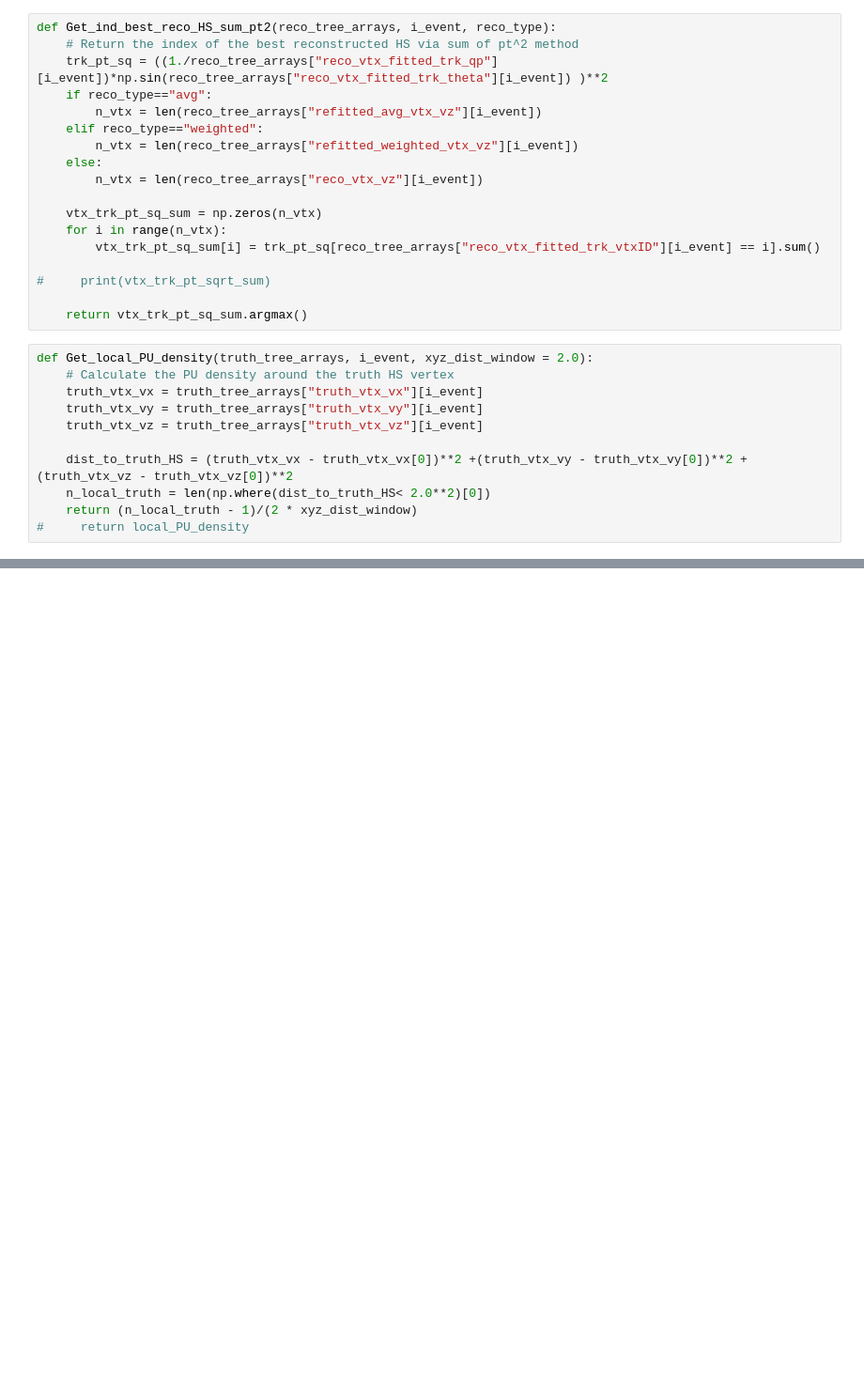
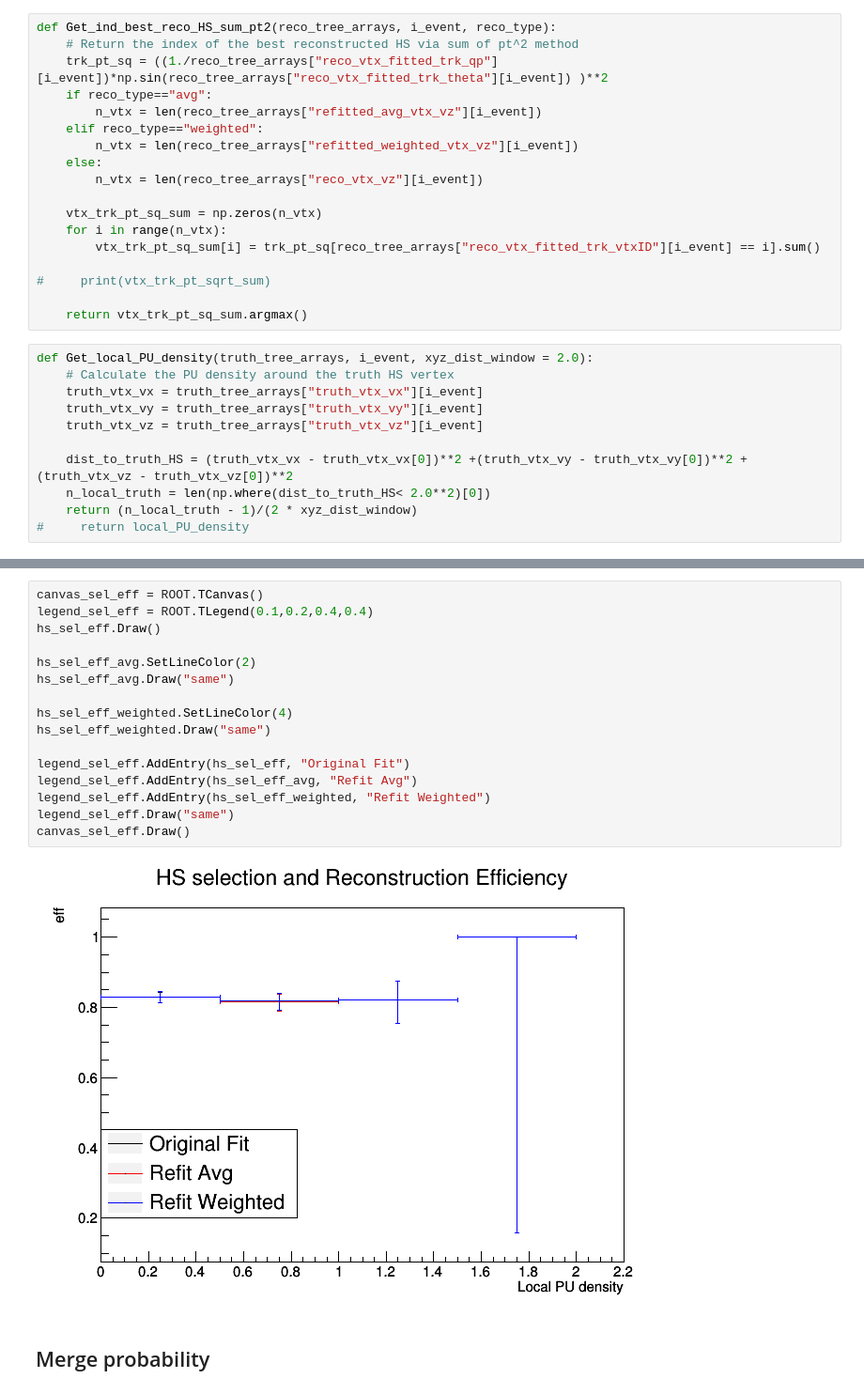
Before and after one commit to hrzhao76/ACTS-samples, a Jupyter notebook: Compare_eff_sel.ipynb, the cells around one changed output, grey strips where cells are left out. Shown at 94% size. Saved outputs shown, nothing was run; the diff lists cells and outputs as text; blank space fills up the shorter version.

```diff
--- a/Compare_eff_sel.ipynb
+++ b/Compare_eff_sel.ipynb
@@ -219,0 +270,20 @@ len(reco_tree_arrays_weighted["event_id"])
+# %%
+canvas_sel_eff = ROOT.TCanvas()
+legend_sel_eff = ROOT.TLegend(0.1,0.2,0.4,0.4)
+hs_sel_eff.Draw()
+
+hs_sel_eff_avg.SetLineColor(2)
+hs_sel_eff_avg.Draw("same")
+
+hs_sel_eff_weighted.SetLineColor(4)
+hs_sel_eff_weighted.Draw("same")
+
+legend_sel_eff.AddEntry(hs_sel_eff, "Original Fit")
+legend_sel_eff.AddEntry(hs_sel_eff_avg, "Refit Avg")
+legend_sel_eff.AddEntry(hs_sel_eff_weighted, "Refit Weighted")
+legend_sel_eff.Draw("same")
+canvas_sel_eff.Draw()
+# %% [output]
+[figure, added]
+# %% [markdown]
+## Merge probability
```
Also changed, not shown: parts of 23 cells of this notebook.
